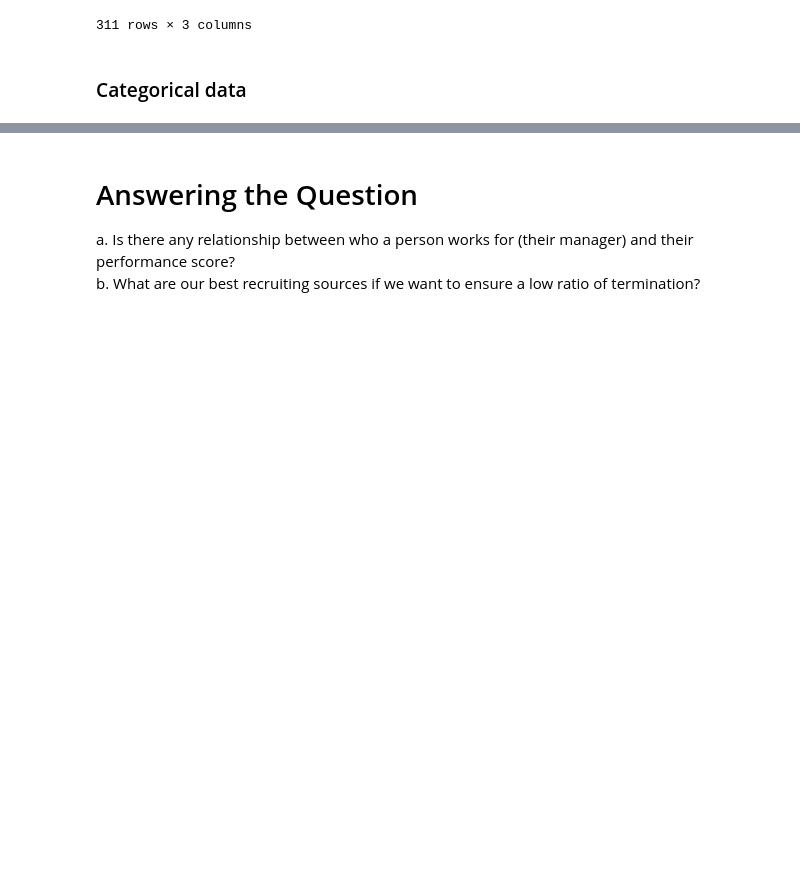
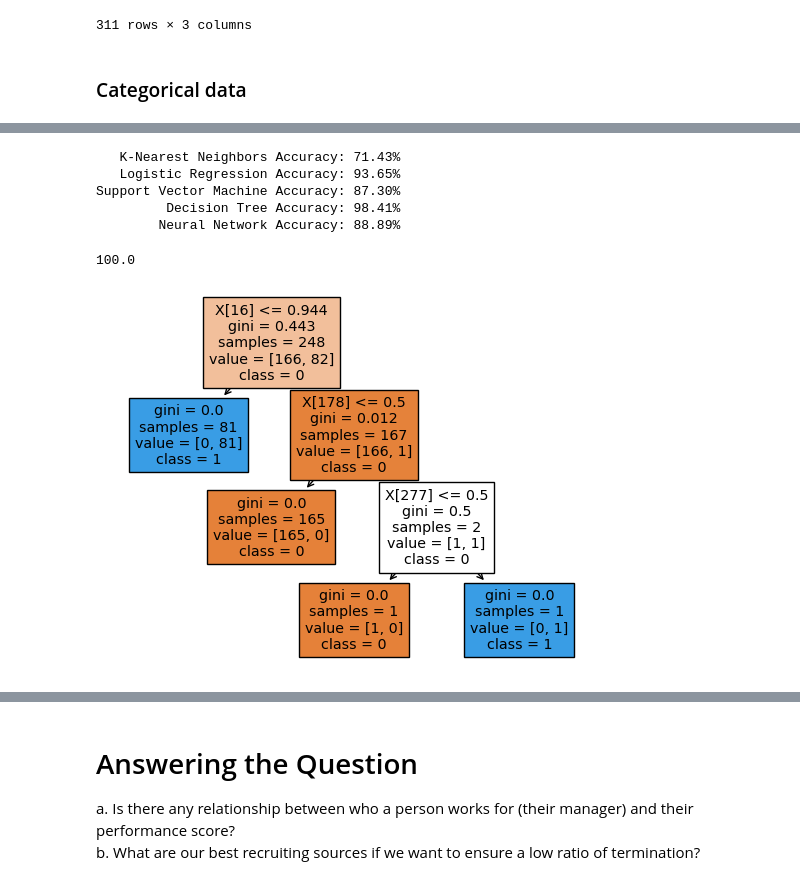
Before and after one commit to TeguhPermana666/Termd-Prediction-Employee, a Jupyter notebook: Model.ipynb, the cells around one changed output, grey strips where cells are left out. Saved outputs shown, nothing was run; the diff lists cells and outputs as text; code cells hidden in the pictures; blank space fills up the shorter version.

Commit message:
[Result model baseline]

```diff
--- a/Model.ipynb
+++ b/Model.ipynb
@@ -405,2 +428,31 @@ data_x.to_csv("Convert_categorical.csv")
 # %%
 #Start Modeling
+
+# Train and test split data
+from sklearn.model_selection import train_test_split
+X_train,X_test,y_train,y_test = train_test_split(data_x,data_y,test_size=2e-1,random_state=42)
+# %%
+# Get scalar data
+from sklearn.preprocessing import MinMaxScaler
+scaler = MinMaxScaler()
+scaler.fit(X_train)
+X_train = pd.DataFrame(scaler.transform(X_train),columns=X_train.columns)
+X_test = pd.DataFrame(scaler.transform(X_test),columns= X_test.columns)
+# %%
+from sklearn.neighbors import KNeighborsClassifier
+from sklearn.linear_model import LogisticRegression
+from sklearn.svm import SVC
+from sklearn.tree import DecisionTreeClassifier
+from sklearn.neural_network import MLPClassifier
+
+models = {
+    "   K-Nearest Neighbors": KNeighborsClassifier(),
+    "   Logistic Regression": LogisticRegression(),
+    "Support Vector Machine": SVC(),
+    "         Decision Tree": DecisionTreeClassifier(),
+    "        Neural Network": MLPClassifier()
+}
+
+for name, model in models.items():
+    model.fit(X_train, y_train)
+    print(name + " trained.")
@@ -406,0 +470,21 @@ data_x.to_csv("Convert_categorical.csv")
+# %%
+for name, model in models.items():
+    print(name + " Accuracy: {:.2f}%".format(model.score(X_test, y_test) * 100))
+# %% [output]
+   K-Nearest Neighbors Accuracy: 71.43%
+   Logistic Regression Accuracy: 93.65%
+Support Vector Machine Accuracy: 87.30%
+         Decision Tree Accuracy: 98.41%
+        Neural Network Accuracy: 88.89%
+# %%
+result = DecisionTreeClassifier().fit(X_train,y_train)
+# %%
+result.score(X_test,y_test)*100
+# %% [output]
+100.0
+# %%
+from sklearn import tree
+cn=["0","1"]
+tree.plot_tree(result,filled=True,class_names=cn);
+# %% [output]
+[figure, added]
```
Also changed, not shown: parts of 5 cells of this notebook, 1 other file.
